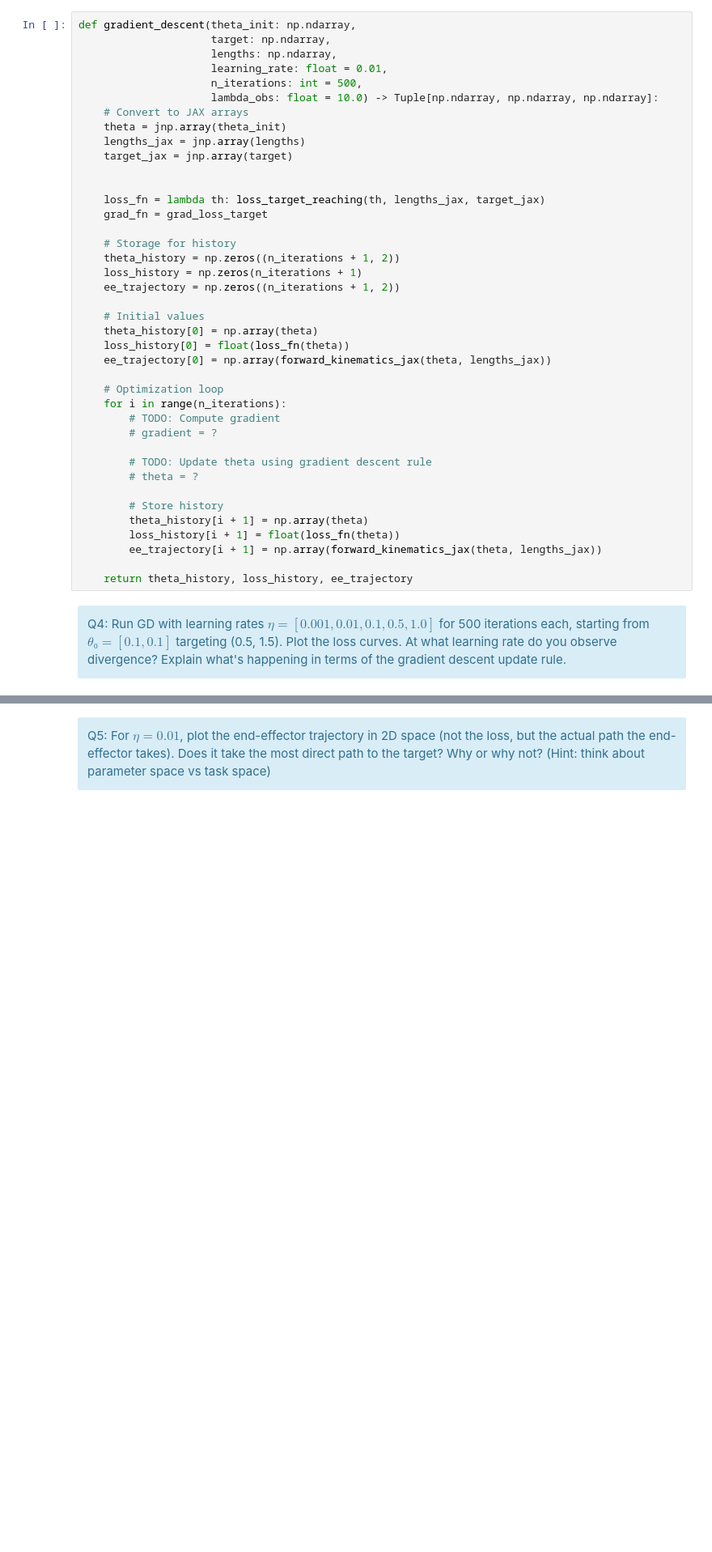
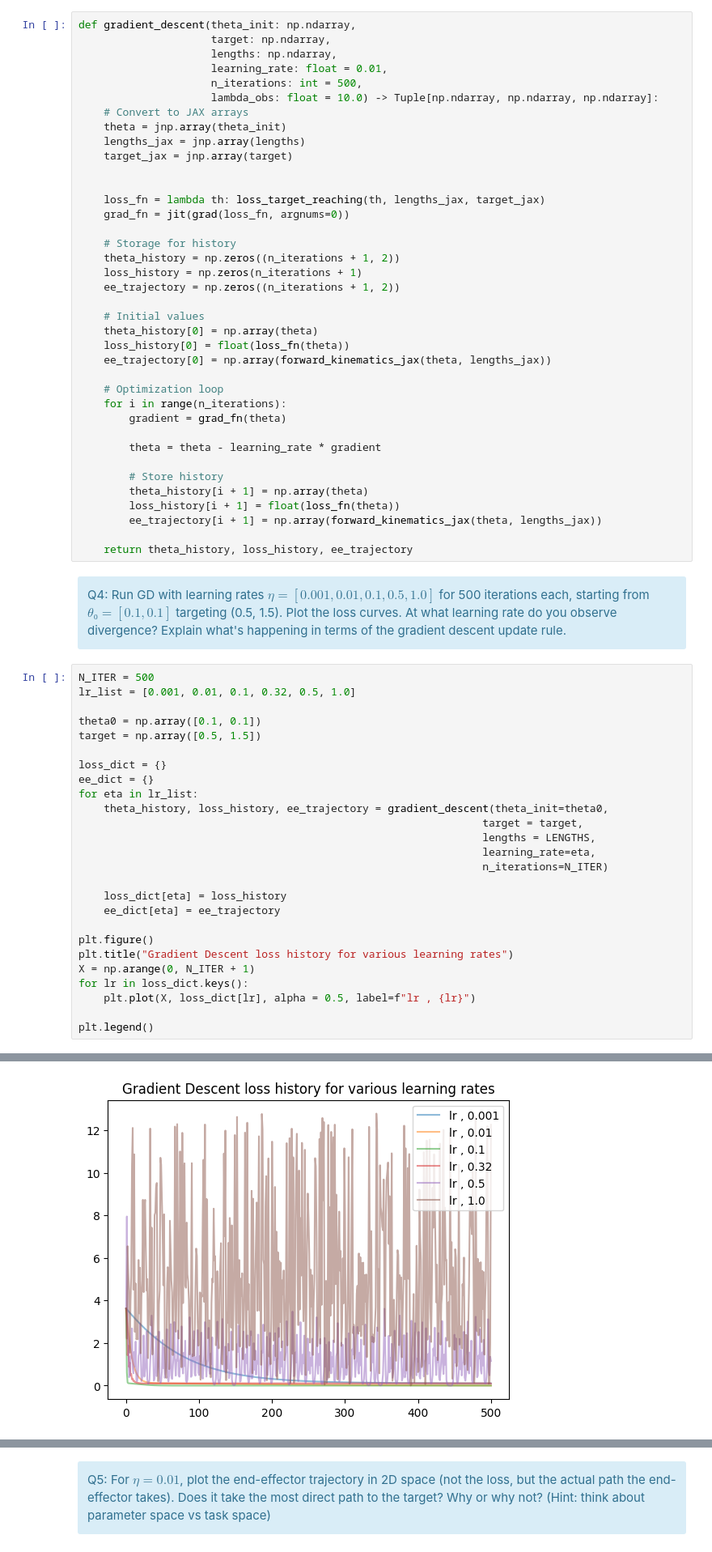
Before and after one commit to alextonon/BE_working_repo, a Jupyter notebook: FSD310_Stochastic/control_BE.ipynb, the cells around one changed output, grey strips where cells are left out. Shown at 81% size. Drawn from its saved outputs; the diff is of its cells as text; blank space fills up the shorter version.

```diff
--- a/FSD310_Stochastic/control_BE.ipynb
+++ b/FSD310_Stochastic/control_BE.ipynb
@@ -307,7 +384,7 @@ def gradient_descent(theta_init: np.ndarray,
 
 
     loss_fn = lambda th: loss_target_reaching(th, lengths_jax, target_jax)
-    grad_fn = grad_loss_target
+    grad_fn = jit(grad(loss_fn, argnums=0))
 
     # Storage for history
     theta_history = np.zeros((n_iterations + 1, 2))
@@ -321,11 +398,9 @@ def gradient_descent(theta_init: np.ndarray,
 
     # Optimization loop
     for i in range(n_iterations):
-        # TODO: Compute gradient
-        # gradient = ?
+        gradient = grad_fn(theta)
 
-        # TODO: Update theta using gradient descent rule
-        # theta = ?
+        theta = theta - learning_rate * gradient
 
         # Store history
         theta_history[i + 1] = np.array(theta)
@@ -337,3 +412,30 @@ def gradient_descent(theta_init: np.ndarray,
 <div class="alert alert-info">
 Q4: Run GD with learning rates $η = [0.001, 0.01, 0.1, 0.5, 1.0]$ for 500 iterations each, starting from $θ₀ = [0.1, 0.1]$ targeting (0.5, 1.5). Plot the loss curves. At what learning rate do you observe divergence? Explain what's happening in terms of the gradient descent update rule.
 </div>
+# %%
+N_ITER = 500
+lr_list = [0.001, 0.01, 0.1, 0.32, 0.5, 1.0]
+
+theta0 = np.array([0.1, 0.1])
+target = np.array([0.5, 1.5])
+
+loss_dict = {}
+ee_dict = {}
+for eta in lr_list:
+    theta_history, loss_history, ee_trajectory = gradient_descent(theta_init=theta0,
+                                                                target = target,
+                                                                lengths = LENGTHS,
+                                                                learning_rate=eta,
+                                                                n_iterations=N_ITER)
+
+    loss_dict[eta] = loss_history
+    ee_dict[eta] = ee_trajectory
+
+plt.figure()
+plt.title("Gradient Descent loss history for various learning rates")
+X = np.arange(0, N_ITER + 1)
+for lr in loss_dict.keys():
+    plt.plot(X, loss_dict[lr], alpha = 0.5, label=f"lr , {lr}")
+
+plt.legend()
+# %% [output]
@@ -339,0 +443 @@ Q4: Run GD with learning rates $η = [0.001, 0.01, 0.1, 0.5, 1.0]$ for 500 itera
+[figure, added]
```
Also changed, not shown: parts of 21 cells of this notebook.
